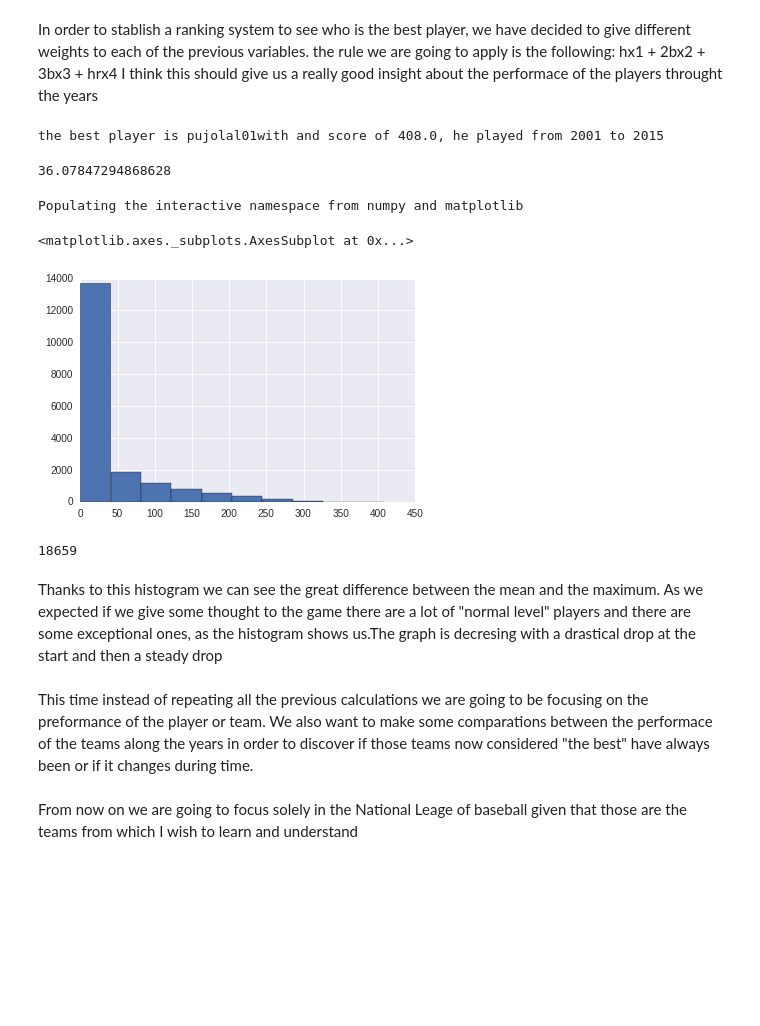
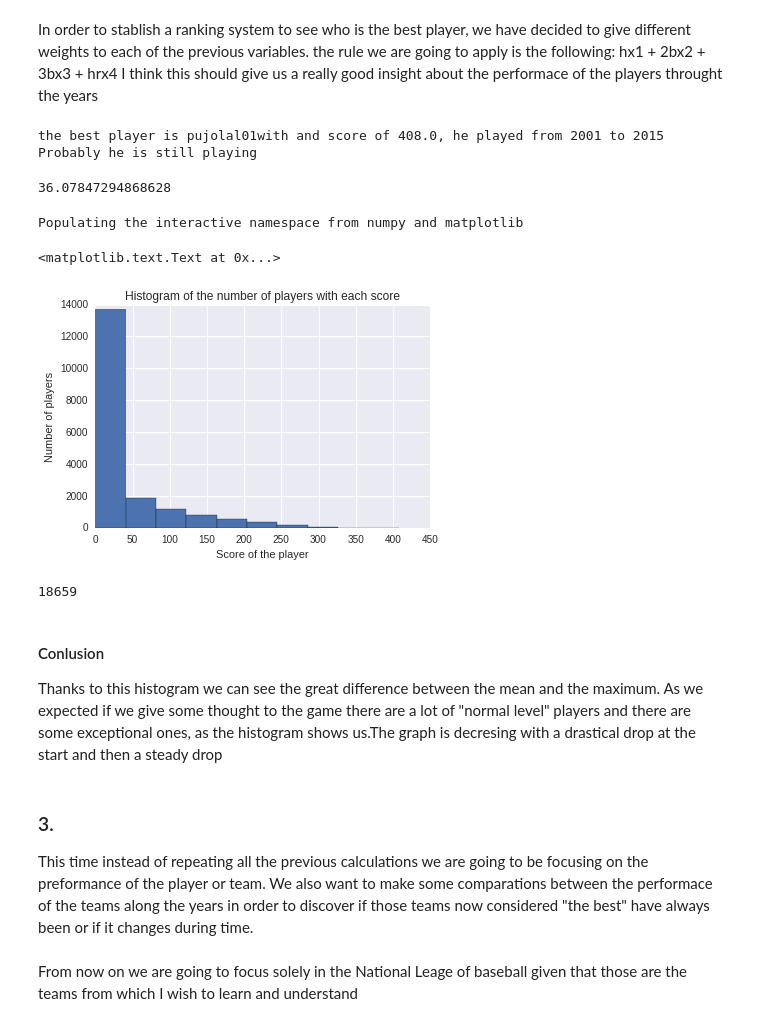
Before and after one commit to nachoferre/Udacity-data-analysis-P2, a Jupyter notebook: Project 2.ipynb, the cells around one changed output. Saved outputs shown, nothing was run; the diff lists cells and outputs as text; code cells hidden in the pictures; blank space fills up the shorter version.

```diff
--- a/Project 2.ipynb
+++ b/Project 2.ipynb
@@ -139,30 +147,45 @@ batting_filled['ability'] = batting_ability
 # %%
+# group by each player
 batting_player = batting_filled.groupby(['playerID'])
+# now we calculate the means of every player
 batting_player_means = batting_player['ability'].mean()
+# now we get the years played by the player with the best mean
 years = list(batting_player['yearID'].get_group(batting_player_means.argmax()))
+#now we get the start and end of his carreer
 start = years[0]
 end = years[len(years)-1]
 print "the best player is " + batting_player_means.argmax() + "with and score of " + str(batting_player_means.max()) + ", he played from " + str(start) + " to " +  str(end)
+if end == 2015:
+    print "Probably he is still playing"
 # %% [output]
 the best player is pujolal01with and score of 408.0, he played from 2001 to 2015
+Probably he is still playing
-# %%
-batting_player_means.mean()
-# %% [output]
-36.07847294868628
-# %%
-%pylab inline
-batting_player_means.hist()
-# %% [output]
-Populating the interactive namespace from numpy and matplotlib
-<matplotlib.axes._subplots.AxesSubplot at 0x...>
-[figure, removed]
-# %%
-len(batting_player_means)
-# %% [output]
-18659
+# %%
+# Now we see the mean of all of the players
+batting_player_means.mean()
+# %% [output]
+36.07847294868628
+# %%
+%pylab inline
+batting_player_means.hist()
+plt.xlabel('Score of the player')
+plt.ylabel('Number of players')
+plt.title('Histogram of the number of players with each score')
+#TODO add the title and axes of the graphs
+# %% [output]
+Populating the interactive namespace from numpy and matplotlib
+<matplotlib.text.Text at 0x...>
+[figure, added]
+# %%
+# we check if the graph has sense given the number of players
+len(batting_player_means)
+# %% [output]
+18659
 # %% [markdown]
+#### Conlusion
 Thanks to this histogram we can see the great difference between the mean and the maximum. As we expected if we give some thought to the game there are a lot of "normal level" players and there are some exceptional ones, as the histogram shows us.The graph is decresing with a drastical drop at the start and then a steady drop
 # %% [markdown]
+### 3.
 This time instead of repeating all the previous calculations we are going to be focusing on the preformance of the player or team. We also want to make some comparations between the performace of the teams along the years in order to discover if those teams now considered "the best" have always been or if it changes during time.
 # %% [markdown]
 From now on we are going to focus solely in the National Leage of baseball given that those are the teams from which I wish to learn and understand
```
Also changed, not shown: parts of 35 cells of this notebook, 2 other files.
